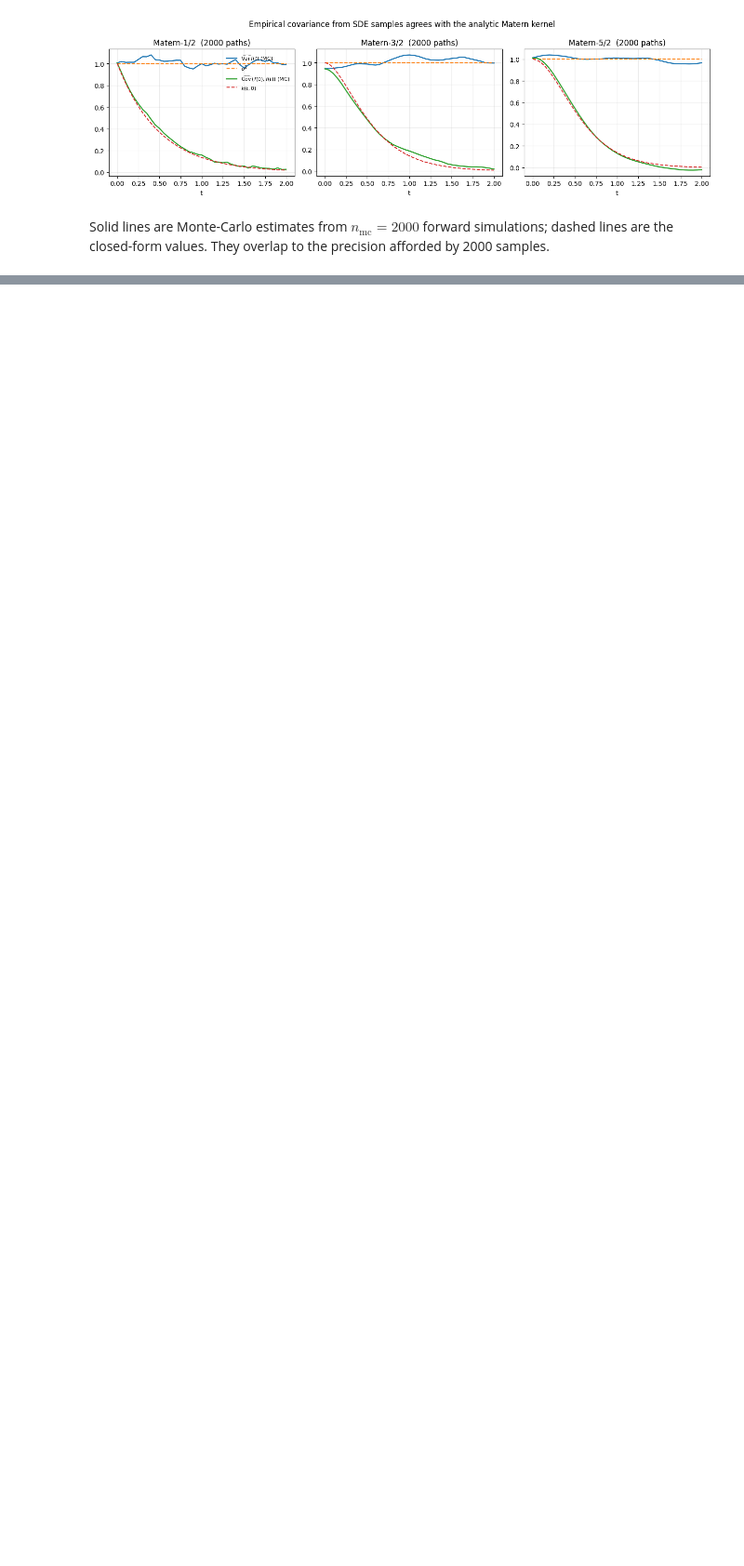
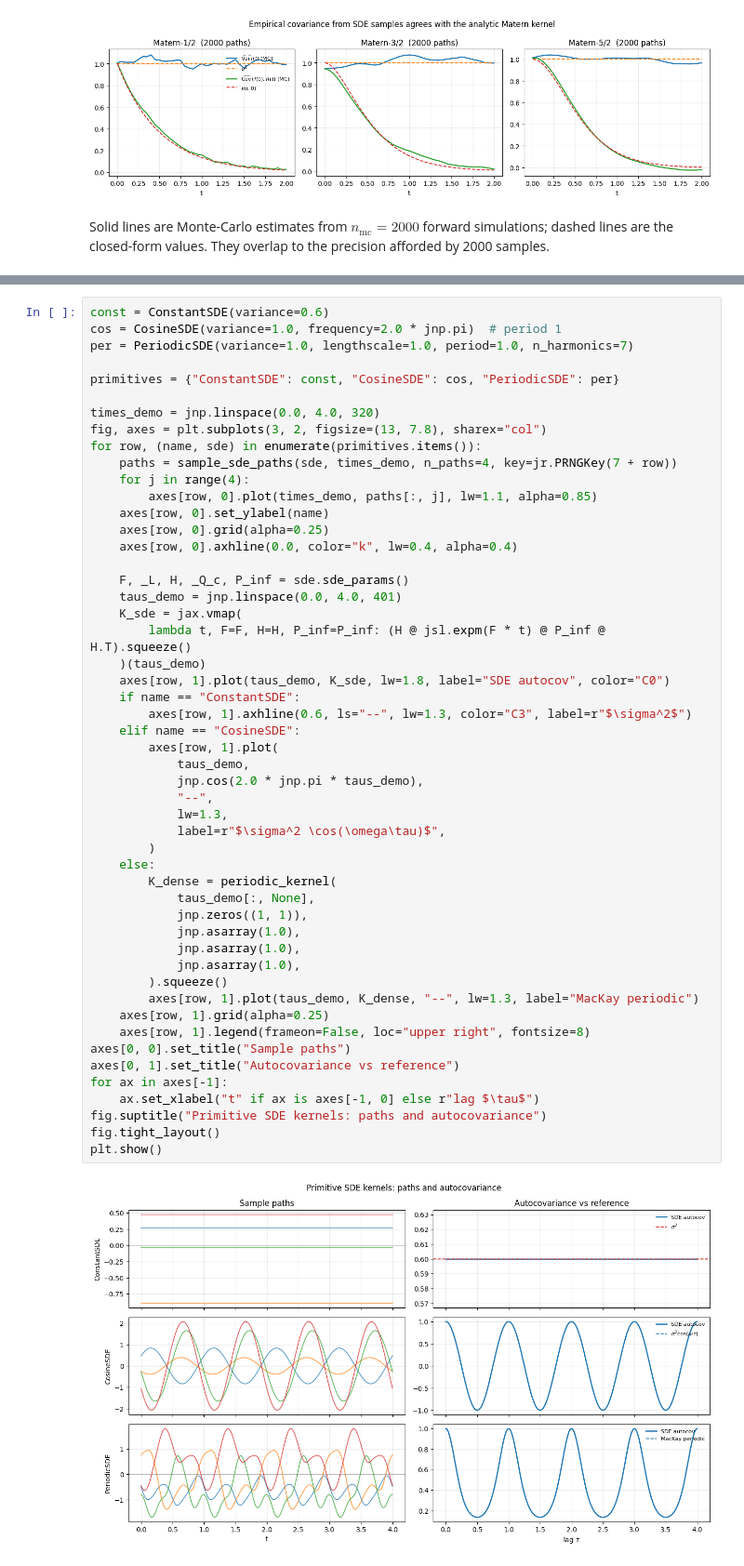
Before and after one commit to jejjohnson/pyrox, a Jupyter notebook: docs/notebooks/markov_gp_sde_kernels.ipynb, the cells around one changed output, grey strips where cells are left out. Shown at 93% size. Drawn from its saved outputs; the diff is of its cells as text; blank space fills up the shorter version.

```diff
--- a/docs/notebooks/markov_gp_sde_kernels.ipynb
+++ b/docs/notebooks/markov_gp_sde_kernels.ipynb
@@ -375,0 +407,53 @@ Solid lines are Monte-Carlo estimates from $n_\text{mc} = 2000$ forward simulati
+# %%
+const = ConstantSDE(variance=0.6)
+cos = CosineSDE(variance=1.0, frequency=2.0 * jnp.pi)  # period 1
+per = PeriodicSDE(variance=1.0, lengthscale=1.0, period=1.0, n_harmonics=7)
+
+primitives = {"ConstantSDE": const, "CosineSDE": cos, "PeriodicSDE": per}
+
+times_demo = jnp.linspace(0.0, 4.0, 320)
+fig, axes = plt.subplots(3, 2, figsize=(13, 7.8), sharex="col")
+for row, (name, sde) in enumerate(primitives.items()):
+    paths = sample_sde_paths(sde, times_demo, n_paths=4, key=jr.PRNGKey(7 + row))
+    for j in range(4):
+        axes[row, 0].plot(times_demo, paths[:, j], lw=1.1, alpha=0.85)
+    axes[row, 0].set_ylabel(name)
+    axes[row, 0].grid(alpha=0.25)
+    axes[row, 0].axhline(0.0, color="k", lw=0.4, alpha=0.4)
+
+    F, _L, H, _Q_c, P_inf = sde.sde_params()
+    taus_demo = jnp.linspace(0.0, 4.0, 401)
+    K_sde = jax.vmap(
+        lambda t, F=F, H=H, P_inf=P_inf: (H @ jsl.expm(F * t) @ P_inf @ H.T).squeeze()
+    )(taus_demo)
+    axes[row, 1].plot(taus_demo, K_sde, lw=1.8, label="SDE autocov", color="C0")
+    if name == "ConstantSDE":
+        axes[row, 1].axhline(0.6, ls="--", lw=1.3, color="C3", label=r"$\sigma^2$")
+    elif name == "CosineSDE":
+        axes[row, 1].plot(
+            taus_demo,
+            jnp.cos(2.0 * jnp.pi * taus_demo),
+            "--",
+            lw=1.3,
+            label=r"$\sigma^2 \cos(\omega\tau)$",
+        )
+    else:
+        K_dense = periodic_kernel(
+            taus_demo[:, None],
+            jnp.zeros((1, 1)),
+            jnp.asarray(1.0),
+            jnp.asarray(1.0),
+            jnp.asarray(1.0),
+        ).squeeze()
+        axes[row, 1].plot(taus_demo, K_dense, "--", lw=1.3, label="MacKay periodic")
+    axes[row, 1].grid(alpha=0.25)
+    axes[row, 1].legend(frameon=False, loc="upper right", fontsize=8)
+axes[0, 0].set_title("Sample paths")
+axes[0, 1].set_title("Autocovariance vs reference")
+for ax in axes[-1]:
+    ax.set_xlabel("t" if ax is axes[-1, 0] else r"lag $\tau$")
+fig.suptitle("Primitive SDE kernels: paths and autocovariance")
+fig.tight_layout()
+plt.show()
+# %% [output]
+[figure, added]
```
Also changed, not shown: parts of 14 cells of this notebook.
